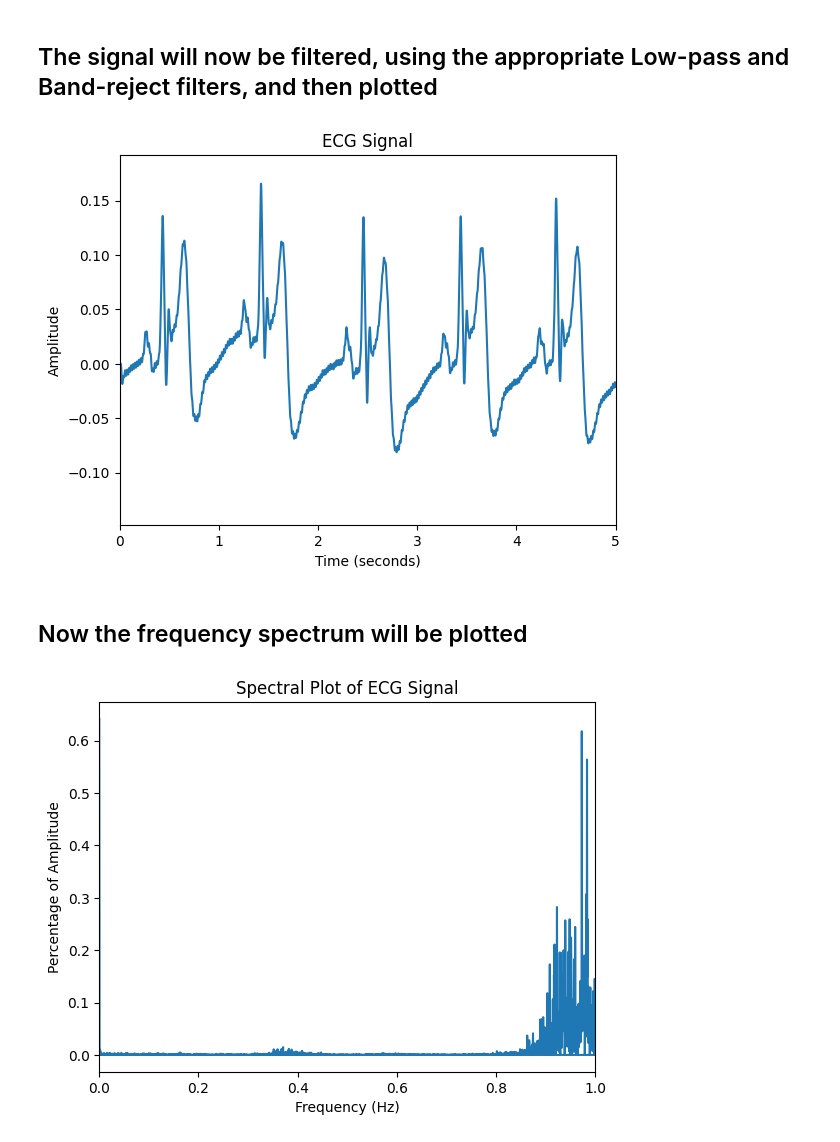
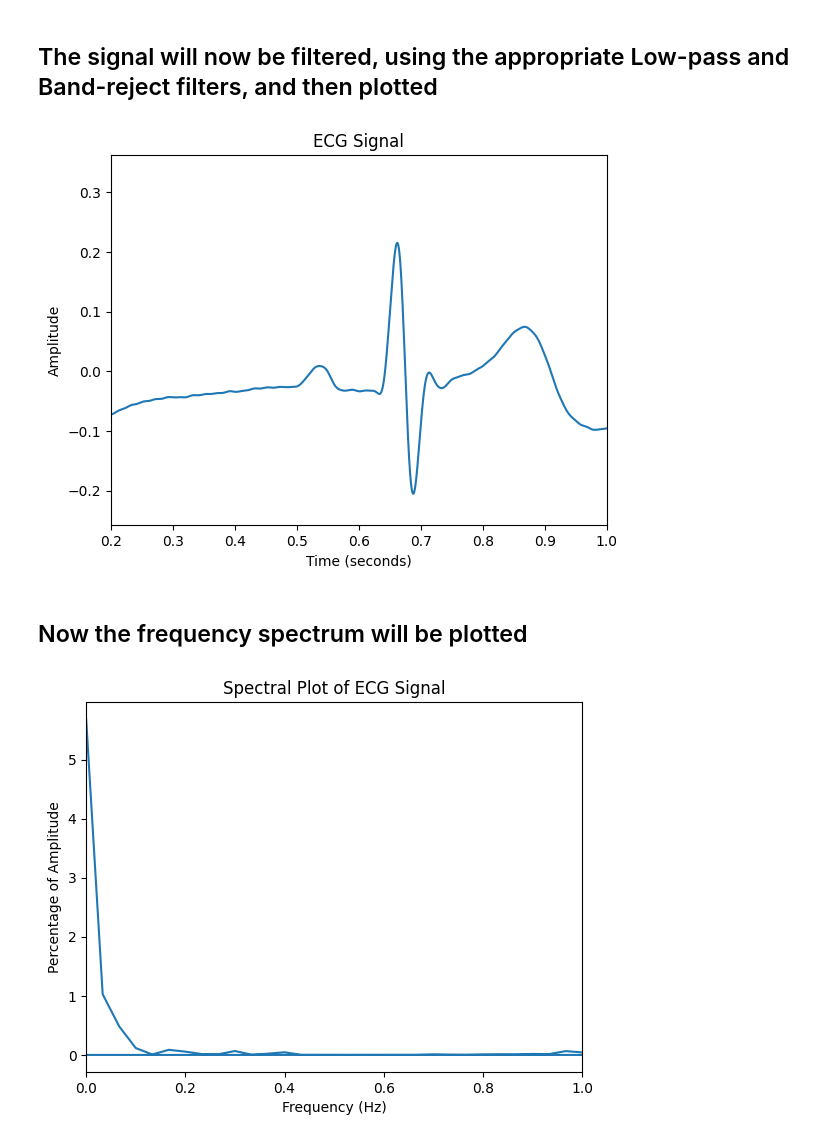
Before and after one commit to Abdala-Jabase/ImageProcessingResearch, a Jupyter notebook: ECGFourierAnalysis.ipynb, the cells around one changed output. Cells and saved outputs as stored; diff of their text form; code cells hidden in the pictures.

```diff
--- a/ECGFourierAnalysis.ipynb
+++ b/ECGFourierAnalysis.ipynb
@@ -196,7 +196,7 @@ plt.show()
 ## Now a noisy signal will be taken and plotted
 # %%
 # Load the record using wfdb.rdrecord
-record = wfdb.rdrecord('Data/Noisy/ECGPCG0014')
+record = wfdb.rdrecord('Data/Resting/ECGPCG0004')
 
 # Extract the ECG signal from the record
 ecg_signal = record.p_signal[:, 0]  # Assuming ECG signal is in the first channel (0-indexed)
@@ -220,8 +220,8 @@ plt.ylabel('Amplitude')
 plt.title('ECG Signal')
 
 # Set the limits for the zoomed-in region
-zoom_start_time = 70  # Replace with the desired start time of the zoomed-in region
-zoom_end_time = 80 # Replace with the desired end time of the zoomed-in region
+zoom_start_time = 0.2  # Replace with the desired start time of the zoomed-in region
+zoom_end_time = 1 # Replace with the desired end time of the zoomed-in region
 
 # Adjust the limits of the x-axis and y-axis
 plt.xlim(zoom_start_time, zoom_end_time)
@@ -293,36 +293,36 @@ filtered_signal = signal.lfilter(b, a, ecg_array)
 band_freq = [0.43, 0.77]  # Frequency range to reject (in Hz)
 nyquist_freq = 0.5 * fs
 normalized_band = [freq / nyquist_freq for freq in band_freq]
 
 # Design the filter
 order = 2  # Filter order
 b, a = signal.butter(order, normalized_band, btype='bandstop')
 
 # Apply the filter to the lowpass filtered signal
 filtered_signal = signal.lfilter(b, a, filtered_signal)
 
 # Calculate the corresponding time axis
 time = np.arange(0, len(filtered_signal)) / sampling_rate
 
 # Plot the ECG signal against time
 plt.plot(time, filtered_signal)
 
 # Add labels and title to the plot
 plt.xlabel('Time (seconds)')
 plt.ylabel('Amplitude')
 plt.title('ECG Signal')
 
 # Set the limits for the zoomed-in region
-zoom_start_time = 0  # Replace with the desired start time of the zoomed-in region
-zoom_end_time = 5 # Replace with the desired end time of the zoomed-in region
+zoom_start_time = 0.2 # Replace with the desired start time of the zoomed-in region
+zoom_end_time = 1 # Replace with the desired end time of the zoomed-in region
 
 # Adjust the limits of the x-axis and y-axis
 plt.xlim(zoom_start_time, zoom_end_time)
 
 # Display the plot
 plt.show()
 # %% [output]
-[figure, old version]
+[figure, new version]
 # %% [markdown]
 ## Now the frequency spectrum will be plotted
 # %%
@@ -360,4 +360,4 @@ plt.title('Spectral Plot of ECG Signal')
 # Display the plot
 plt.show()
 # %% [output]
-[figure, old version]
+[figure, new version]
```
Also changed, not shown: parts of 6 cells of this notebook.
